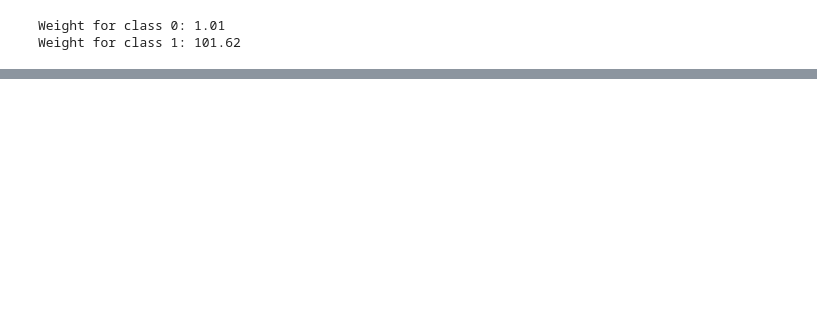
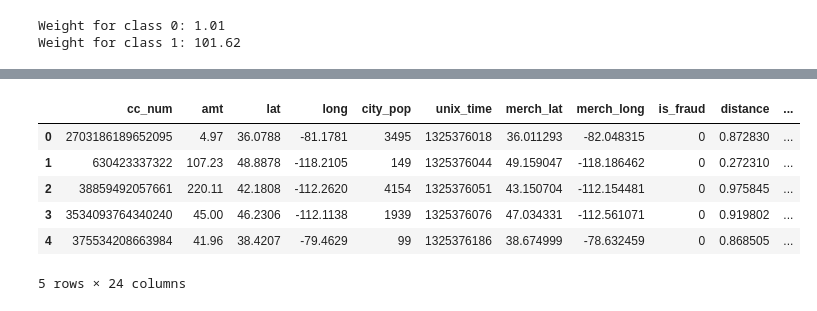
Before and after one commit to Isaacjimoh/ItML_Asn_4_Students, a Jupyter notebook: asn4_start_point.ipynb, the cells around one changed output, grey strips where cells are left out. Cells and saved outputs as stored; diff of their text form; code cells hidden in the pictures; blank space fills up the shorter version.

```diff
--- a/asn4_start_point.ipynb
+++ b/asn4_start_point.ipynb
@@ -408,3 +408,13 @@ results = model.evaluate(train_features, train_labels, batch_size=BATCH_SIZE, ve
+# %%
+df.head()
+# %% [output]
+|  | cc_num | amt | lat | long | city_pop | unix_time | merch_lat | merch_long | is_fraud | distance | ... |
+| 0 | 2703186189652095 | 4.97 | 36.0788 | -81.1781 | 3495 | 1325376018 | 36.011293 | -82.048315 | 0 | 0.872830 | ... |
+| 1 | 630423337322 | 107.23 | 48.8878 | -118.2105 | 149 | 1325376044 | 49.159047 | -118.186462 | 0 | 0.272310 | ... |
+| 2 | 38859492057661 | 220.11 | 42.1808 | -112.2620 | 4154 | 1325376051 | 43.150704 | -112.154481 | 0 | 0.975845 | ... |
+| 3 | 3534093764340240 | 45.00 | 46.2306 | -112.1138 | 1939 | 1325376076 | 47.034331 | -112.561071 | 0 | 0.919802 | ... |
+| 4 | 375534208663984 | 41.96 | 38.4207 | -79.4629 | 99 | 1325376186 | 38.674999 | -78.632459 | 0 | 0.868505 | ... |
+5 rows × 24 columns
 # %%
 model.save('Model')
 # %% [output]
```
Also changed, not shown: parts of 5 cells of this notebook.
